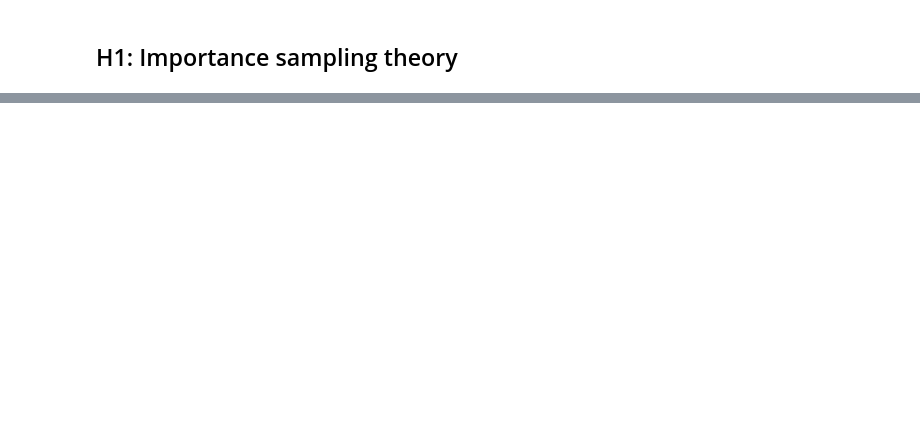
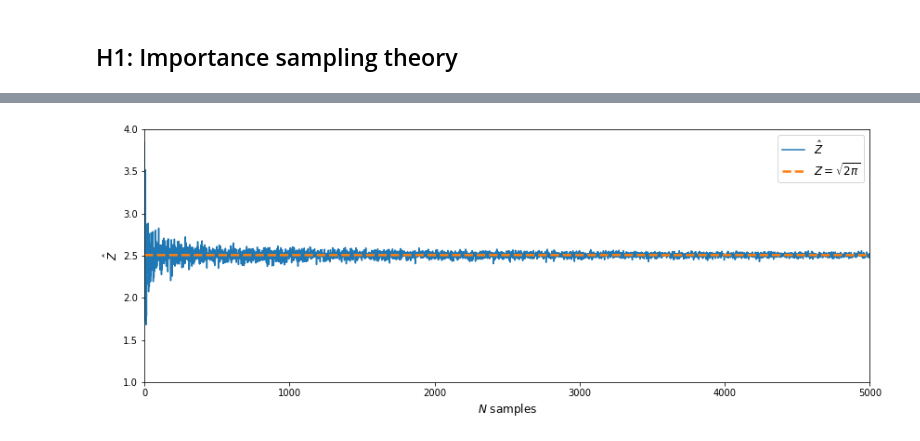
Before and after one commit to marcusklasson/smc_methods, a Jupyter notebook: homework/h1.ipynb, the cells around one changed output, grey strips where cells are left out. Cells and saved outputs as stored; diff of their text form; code cells hidden in the pictures; blank space fills up the shorter version.

```diff
--- a/homework/h1.ipynb
+++ b/homework/h1.ipynb
@@ -29 +37,13 @@ plt.show()
+# %%
+fig, ax = plt.subplots(figsize=(14, 5))
+ax.plot(Z_hat, '-', label='$\hat{Z}$')
+ax.plot(np.linspace(0, N, N+1), np.sqrt(2*np.pi)*np.ones(N+1), '--',
+        label='$Z = \sqrt{2\pi}$', linewidth=2.5)
+plt.xlim(0, N); plt.ylim(1.0, 4.0)
+plt.xlabel('$N$ samples', fontsize=12); plt.ylabel('$\hat{Z}$', fontsize=12)
+plt.legend(loc="upper right", fontsize=12)
+plt.show()
+fig.savefig("is_zhat1.png")
+# %% [output]
+[figure, added]
 # %%
```
Also changed, not shown: parts of 6 cells of this notebook, 2 other files.
